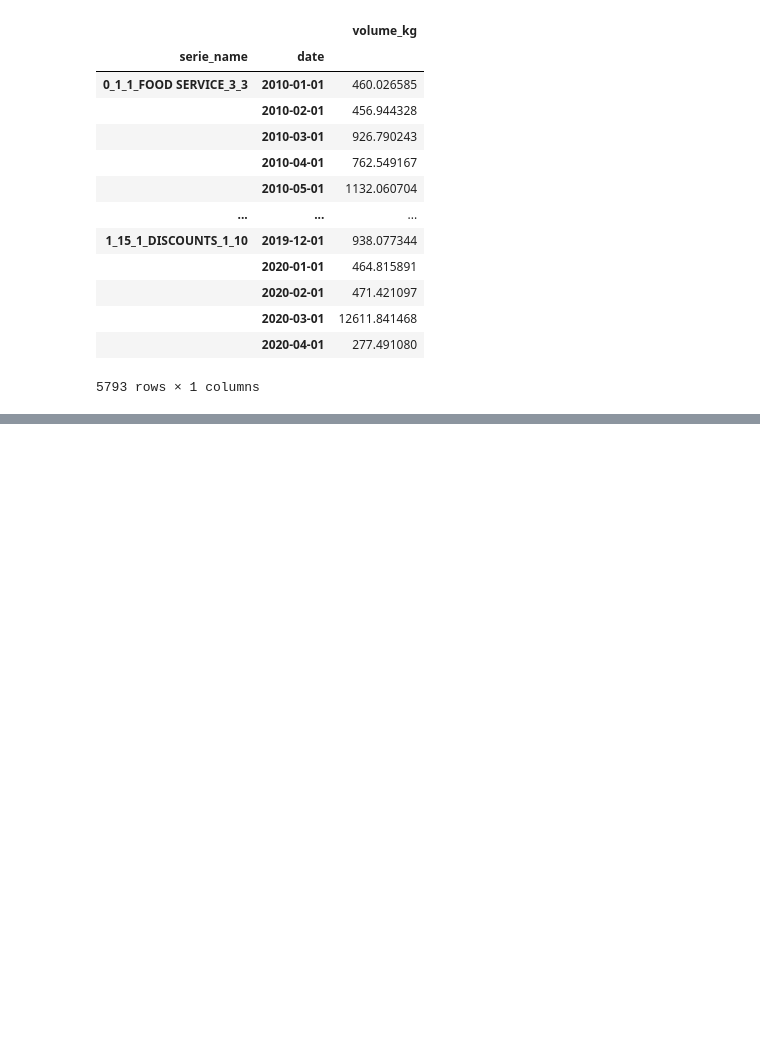
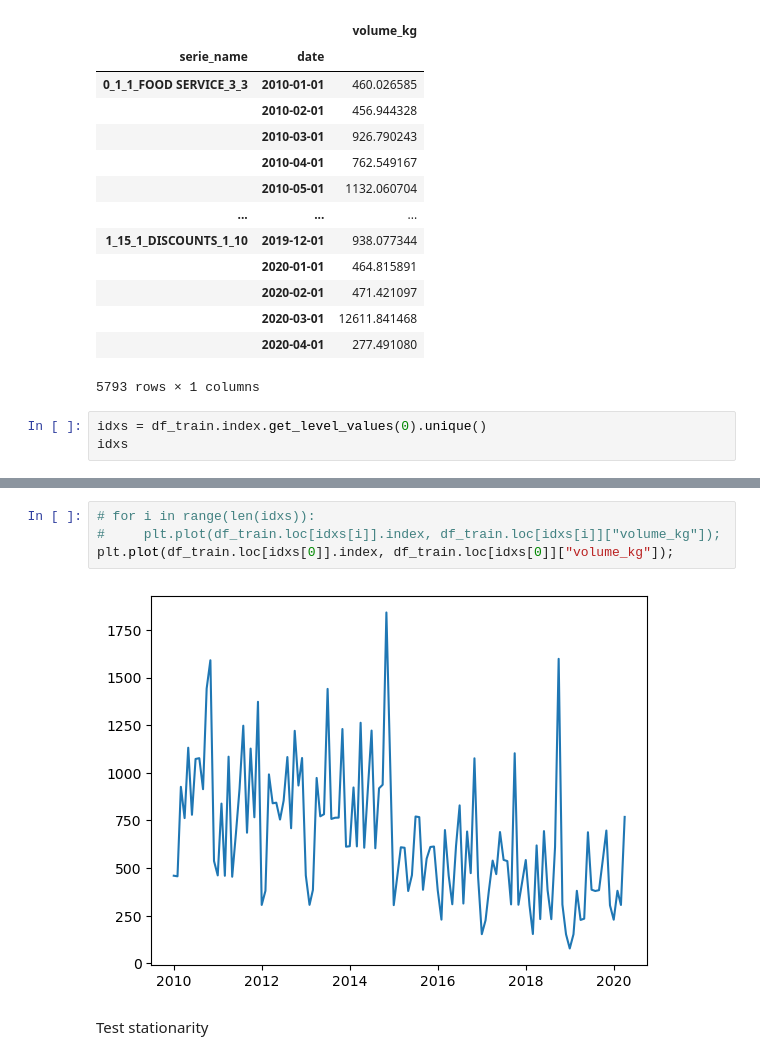
Before and after one commit to gianluca-24/training-camp-KPMG, a Jupyter notebook: leruotebucate.ipynb, the cells around one changed output, grey strips where cells are left out. Saved outputs shown, nothing was run; the diff lists cells and outputs as text; blank space fills up the shorter version.

```diff
--- a/leruotebucate.ipynb
+++ b/leruotebucate.ipynb
@@ -100,3 +100,6 @@ df_train
 |  | 2020-03-01 | 12611.841468 |
 |  | 2020-04-01 | 277.491080 |
 5793 rows × 1 columns
+# %%
+idxs = df_train.index.get_level_values(0).unique()
+idxs
@@ -102,0 +124,8 @@ df_train
+# %%
+# for i in range(len(idxs)):
+#     plt.plot(df_train.loc[idxs[i]].index, df_train.loc[idxs[i]]["volume_kg"]);
+plt.plot(df_train.loc[idxs[0]].index, df_train.loc[idxs[0]]["volume_kg"]);
+# %% [output]
+[figure, added]
+# %% [markdown]
+Test stationarity
```
Also changed, not shown: parts of 5 cells of this notebook.
